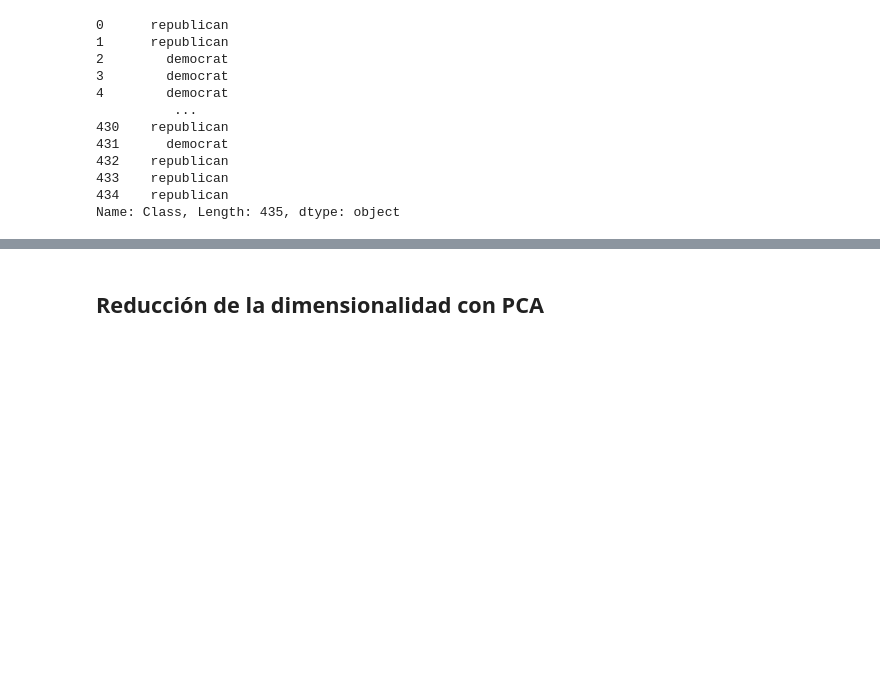
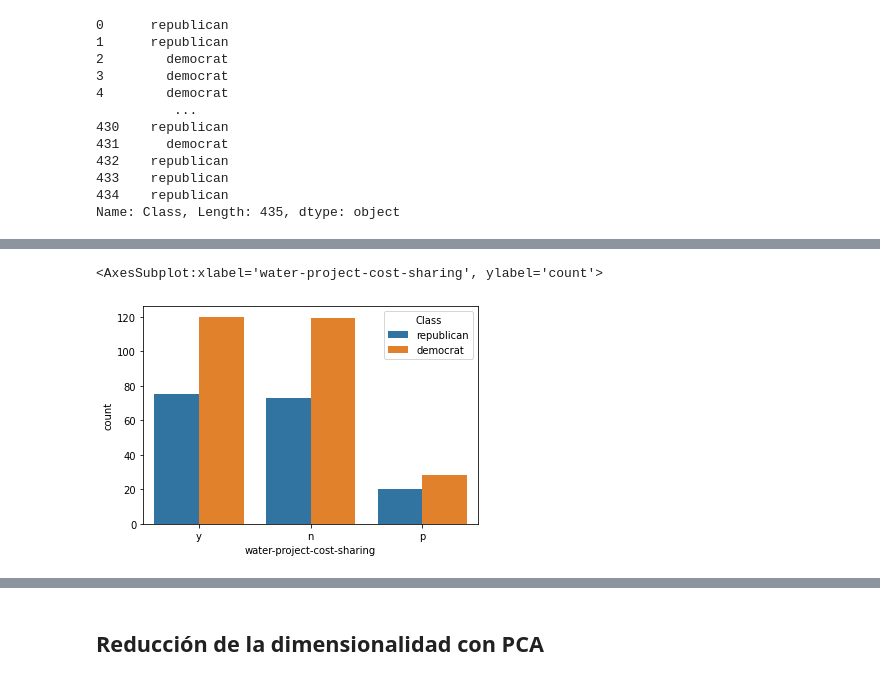
Before and after one commit to danitico/IPCienciaDeDatos, a Jupyter notebook: python/evaluation/evaluation.ipynb, the cells around one changed output, grey strips where cells are left out. Drawn from its saved outputs; the diff is of its cells as text; code cells hidden in the pictures; blank space fills up the shorter version.

```diff
--- a/python/evaluation/evaluation.ipynb
+++ b/python/evaluation/evaluation.ipynb
@@ -128,0 +138,5 @@ Name: Class, Length: 435, dtype: object
+# %%
+sns.countplot(x="water-project-cost-sharing", hue="Class", data=data)
+# %% [output]
+<AxesSubplot:xlabel='water-project-cost-sharing', ylabel='count'>
+[figure, added]
```
Also changed, not shown: parts of 20 cells of this notebook.
